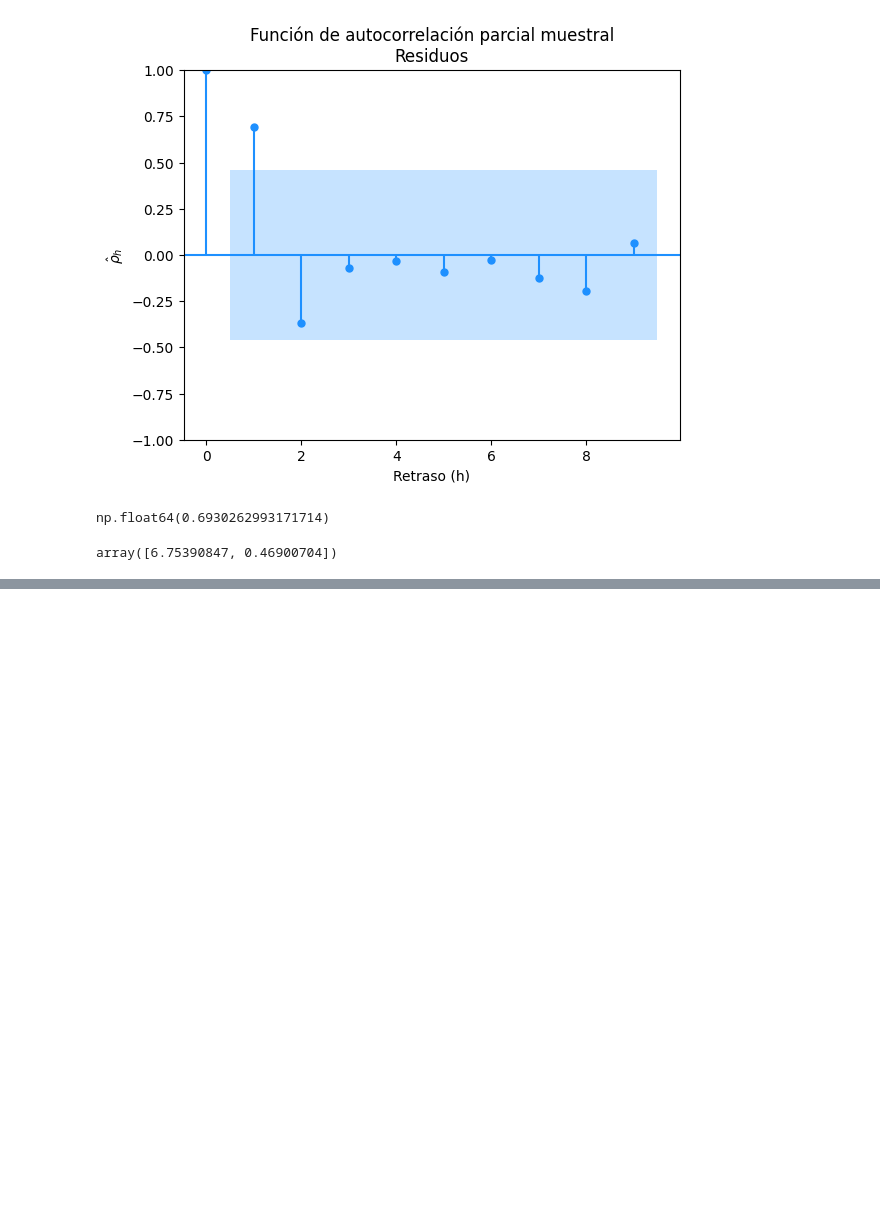
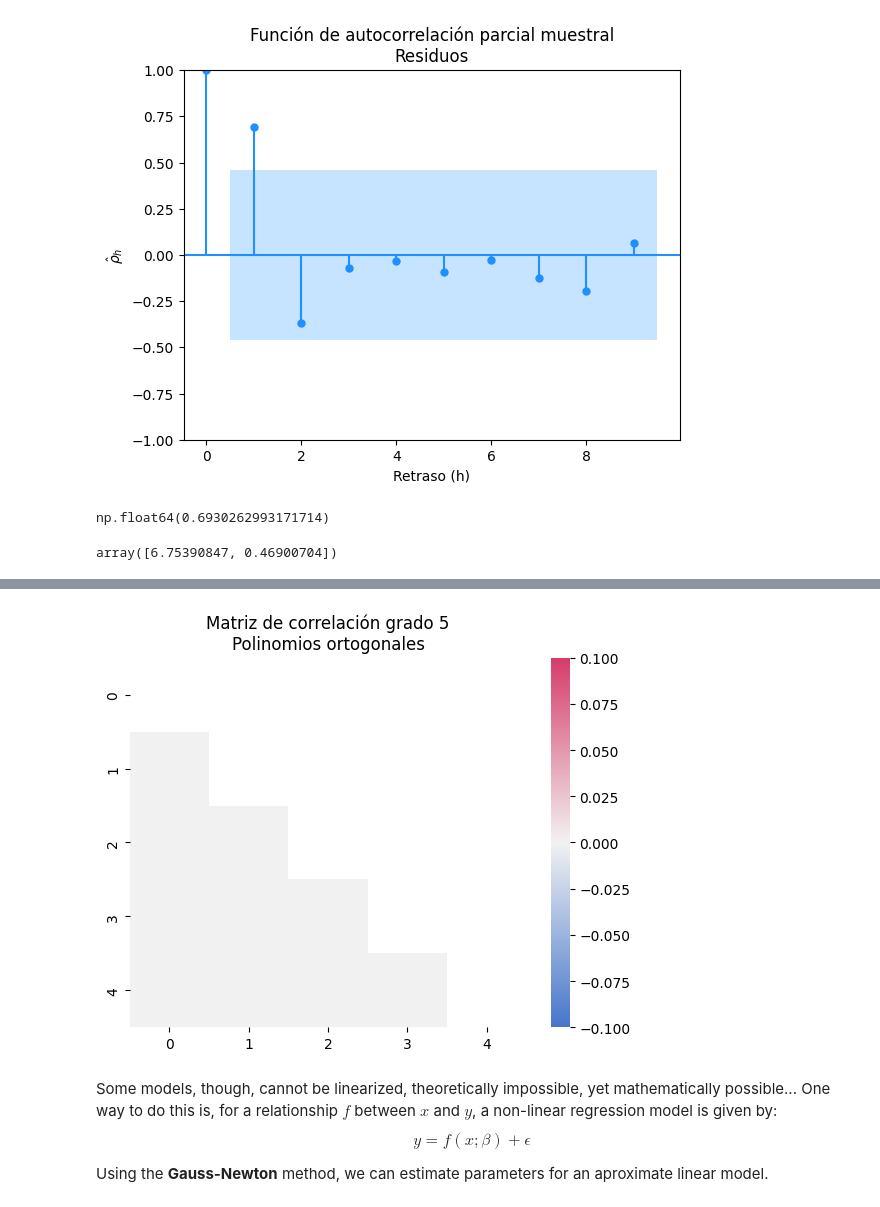
Before and after one commit to Alan-Rojas/School-Notes, a Jupyter notebook: Num_Analysis/M2/notebooks/M2_notes.ipynb, the cells around one changed output, grey strips where cells are left out. Cells and saved outputs as stored; diff of their text form; code cells hidden in the pictures; blank space fills up the shorter version.

Commit message:
Learned to aproximate non-linear models to linear models

```diff
--- a/Num_Analysis/M2/notebooks/M2_notes.ipynb
+++ b/Num_Analysis/M2/notebooks/M2_notes.ipynb
@@ -476,0 +638,19 @@ plt.show()
+# %%
+cor_mat = np.round(np.corrcoef(Z5_ortho, rowvar = False), 4)
+
+mask = np.triu(np.ones_like(cor_mat, dtype = bool))
+col = sns.diverging_palette(255, 0, as_cmap = True)
+# %%
+sns.heatmap(cor_mat, mask = mask, annot = False, cmap = col)
+plt.title("Matriz de correlación grado 5\nPolinomios ortogonales")
+plt.show();
+# %% [output]
+[figure, added]
+# %% [markdown]
+Some models, though, cannot be linearized, theoretically impossible, yet mathematically possible...
+One way to do this is, for a relationship $f$ between $x$ and $y$, a non-linear regression model is given by:
+$$
+y = f(x; \beta) + \epsilon
+$$
+
+Using the **Gauss-Newton** method, we can estimate parameters for an aproximate linear model.
```
Also changed, not shown: parts of 30 cells of this notebook, 1 other file.
